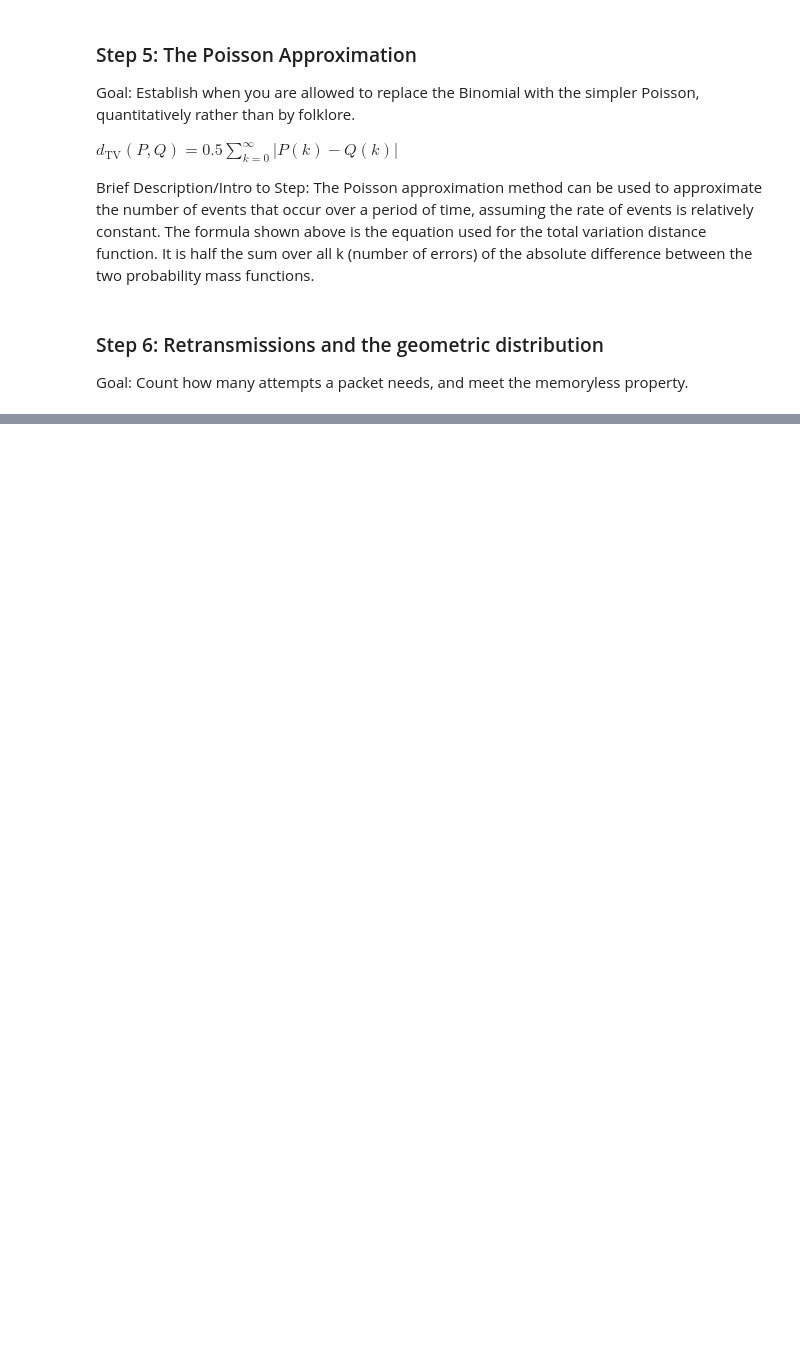
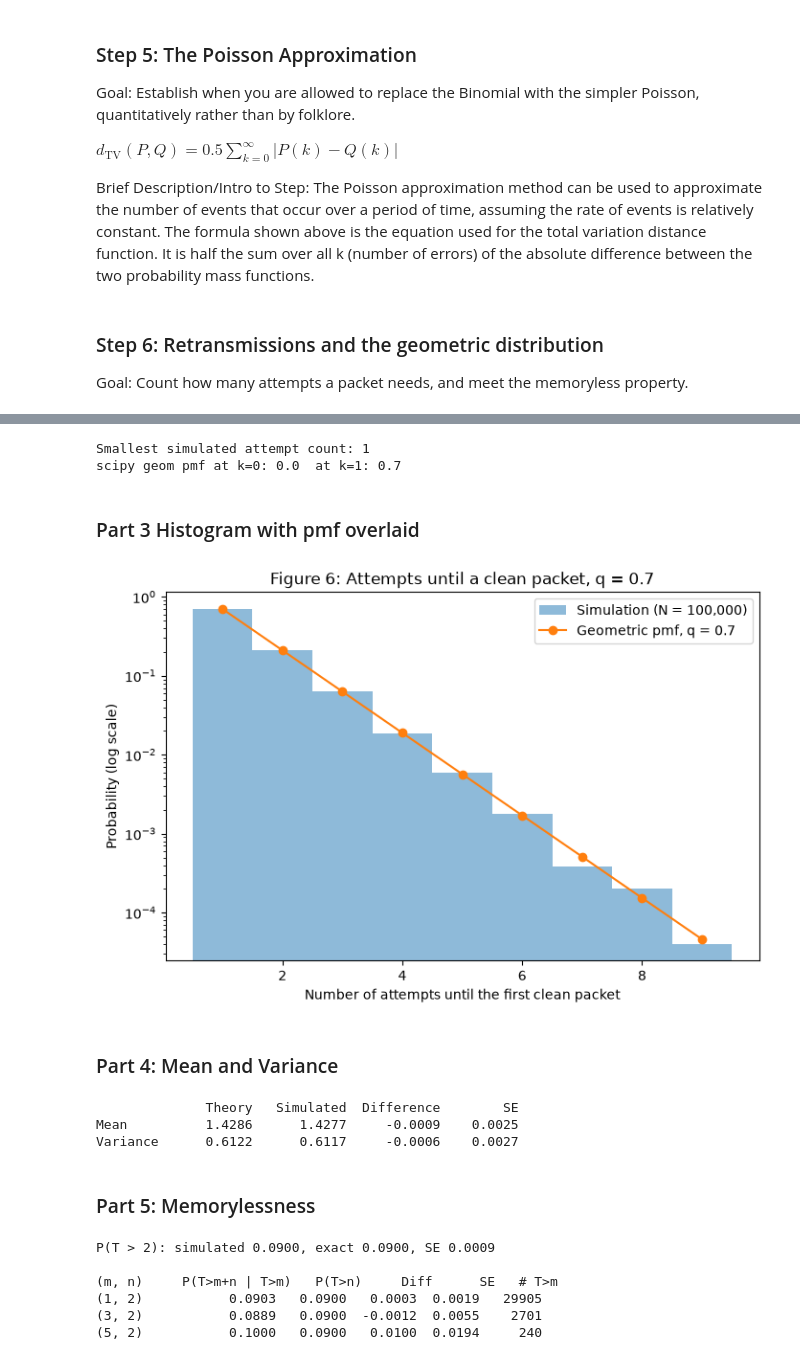
Before and after one commit to ShadowFruits/3715-Fall2026, a Jupyter notebook: mp1/mp1.ipynb, the cells around one changed output, grey strips where cells are left out. Drawn from its saved outputs; the diff is of its cells as text; code cells hidden in the pictures; blank space fills up the shorter version.

Commit message:
Step 6
Added in the base code and text for step 6

```diff
--- a/mp1/mp1.ipynb
+++ b/mp1/mp1.ipynb
@@ -1106,0 +1129,72 @@ Goal: Count how many attempts a packet needs, and meet the memoryless property.
+# %%
+q = 0.7          # Step 6 only; the real q comes from Step 8
+N_geo = 10**5
+
+T = func.attempts_until_clean(N_geo, q, rng6)
+
+print("Smallest simulated attempt count:", T.min())
+print("scipy geom pmf at k=0:", stats.geom.pmf(0, q), " at k=1:", stats.geom.pmf(1, q))
+# %% [output]
+Smallest simulated attempt count: 1
+scipy geom pmf at k=0: 0.0  at k=1: 0.7
+# %% [markdown]
+### Part 3 Histogram with pmf overlaid
+# %%
+k = numpy.arange(1, T.max() + 1)
+
+fig, ax = plt.subplots(figsize=(8, 5))
+ax.hist(T, bins=numpy.arange(0.5, T.max() + 1.5), density=True,
+        alpha=0.5, label=f"Simulation (N = {N_geo:,})")
+ax.plot(k, stats.geom.pmf(k, q), "o-", label="Geometric pmf, q = 0.7")
+ax.set_yscale("log")
+ax.set_xlabel("Number of attempts until the first clean packet")
+ax.set_ylabel("Probability (log scale)")
+ax.set_title("Figure 6: Attempts until a clean packet, q = 0.7")
+ax.legend()
+plt.show()
+# %% [output]
+[figure, added]
+# %% [markdown]
+### Part 4: Mean and Variance
+# %%
+mean_theory = 1 / q
+var_theory = (1 - q) / q**2
+mean_sim = T.mean()
+var_sim = T.var(ddof=1)
+se_mean = numpy.sqrt(var_sim / N_geo)
+se_var = var_sim * numpy.sqrt(2 / (N_geo - 1))
+
+print(f"{'':<10}{'Theory':>10}{'Simulated':>12}{'Difference':>12}{'SE':>10}")
+print(f"{'Mean':<10}{mean_theory:>10.4f}{mean_sim:>12.4f}{mean_sim-mean_theory:>12.4f}{se_mean:>10.4f}")
+print(f"{'Variance':<10}{var_theory:>10.4f}{var_sim:>12.4f}{var_sim-var_theory:>12.4f}{se_var:>10.4f}")
+# %% [output]
+              Theory   Simulated  Difference        SE
+Mean          1.4286      1.4277     -0.0009    0.0025
+Variance      0.6122      0.6117     -0.0006    0.0027
+# %% [markdown]
+### Part 5: Memorylessness
+# %%
+n_ahead = 2
+
+# Unconditional P(T > n)
+P_greater_n = numpy.mean(T > n_ahead)
+se_greater_n = numpy.sqrt(P_greater_n * (1 - P_greater_n) / N_geo)
+print(f"P(T > {n_ahead}): simulated {P_greater_n:.4f}, exact {(1-q)**n_ahead:.4f}, "
+      f"SE {se_greater_n:.4f}\n")
+
+print(f"{'(m, n)':<9}{'P(T>m+n | T>m)':>16}{'P(T>n)':>9}{'Diff':>9}{'SE':>8}{'# T>m':>8}")
+for m in [1, 3, 5]:
+    survived = T > m                       # runs that already failed m times
+    count = survived.sum()
+    P_cond = numpy.mean(T[survived] > m + n_ahead)
+    se_cond = numpy.sqrt(P_cond * (1 - P_cond) / count)   # SE uses the SUBSET size
+    se_diff = numpy.sqrt(se_cond**2 + se_greater_n**2)    # SE of a difference
+    print(f"({m}, {n_ahead})   {P_cond:>14.4f}{P_greater_n:>9.4f}"
+          f"{P_cond-P_greater_n:>9.4f}{se_diff:>8.4f}{count:>8}")
+# %% [output]
+P(T > 2): simulated 0.0900, exact 0.0900, SE 0.0009
+
+(m, n)     P(T>m+n | T>m)   P(T>n)     Diff      SE   # T>m
+(1, 2)           0.0903   0.0900   0.0003  0.0019   29905
+(3, 2)           0.0889   0.0900  -0.0012  0.0055    2701
+(5, 2)           0.1000   0.0900   0.0100  0.0194     240
```
Also changed, not shown: parts of 6 cells of this notebook.
